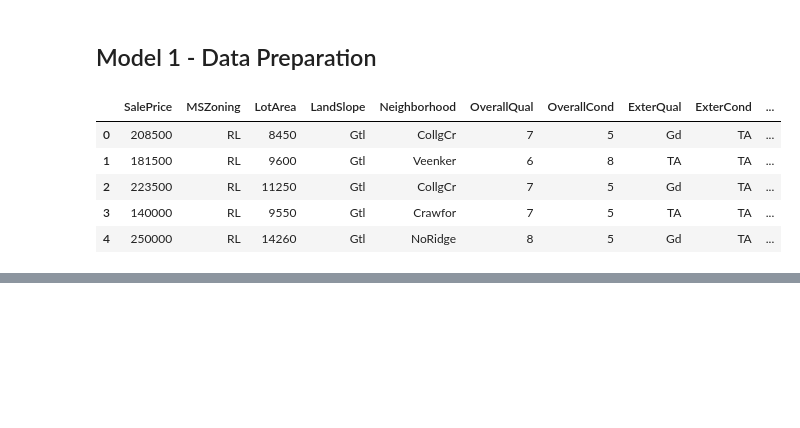
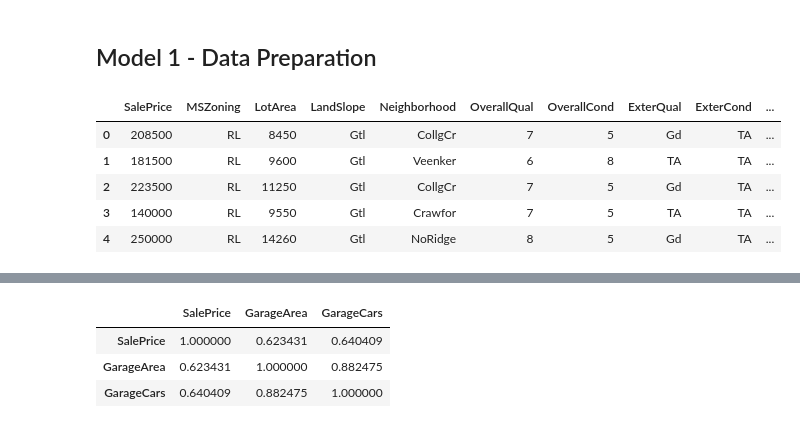
Before and after one commit to renaldocavalcante94/kaggle-houseprices-challenge, a Jupyter notebook: Study.ipynb, the cells around one changed output, grey strips where cells are left out. Cells and saved outputs as stored; diff of their text form; code cells hidden in the pictures; blank space fills up the shorter version.

```diff
--- a/Study.ipynb
+++ b/Study.ipynb
@@ -356,0 +371,7 @@ df_train[target_variable+model1_variables].head()
+# %%
+df_train[target_variable+['GarageArea','GarageCars']].corr()
+# %% [output]
+|  | SalePrice | GarageArea | GarageCars |
+| SalePrice | 1.000000 | 0.623431 | 0.640409 |
+| GarageArea | 0.623431 | 1.000000 | 0.882475 |
+| GarageCars | 0.640409 | 0.882475 | 1.000000 |
```
Also changed, not shown: parts of 17 cells of this notebook.
